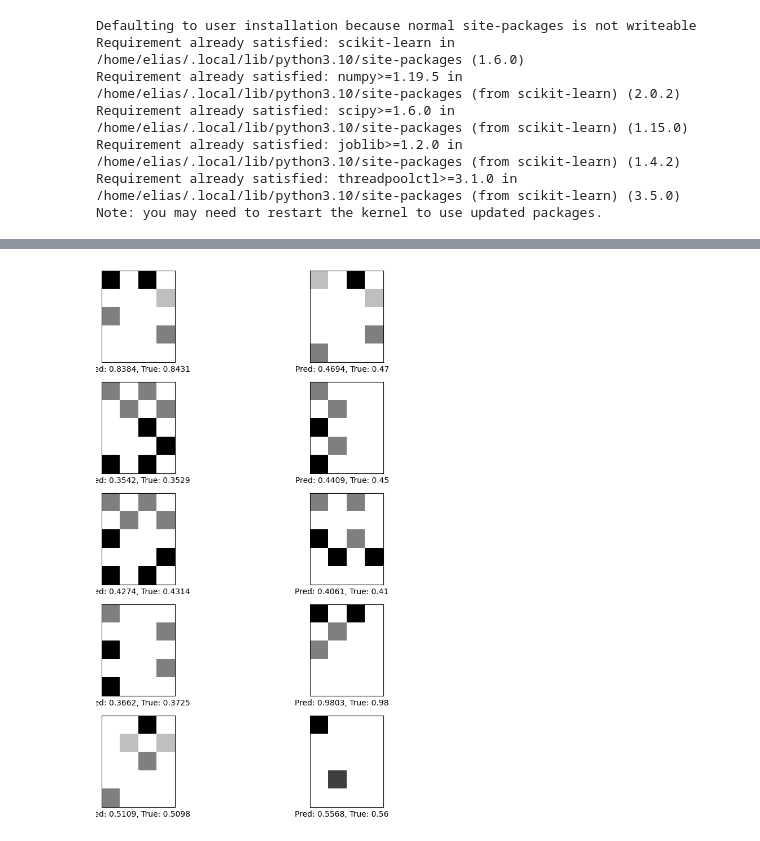
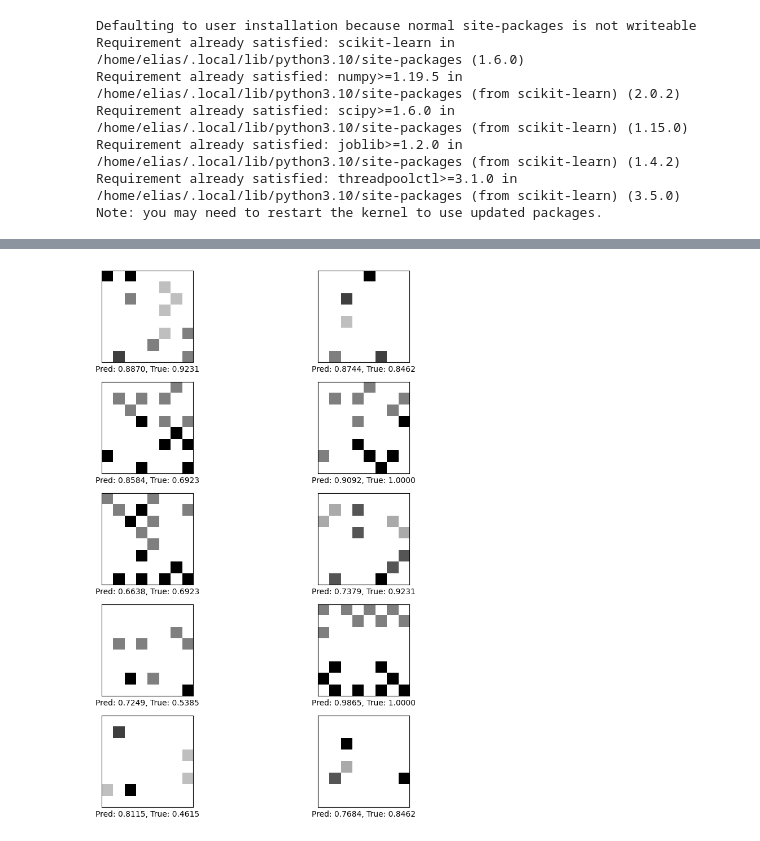
Before and after one commit to Lesekater/HAW-KI-Praktika, a Jupyter notebook: Basic.ipynb, the cells around one changed output, grey strips where cells are left out. Cells and saved outputs as stored; diff of their text form; code cells hidden in the pictures.

Commit message:
wip training

```diff
--- a/Basic.ipynb
+++ b/Basic.ipynb
@@ -20,7 +20,7 @@ from os import listdir
 from os.path import isfile, join
 import numpy as np
 
-training_path = "./training_data/2025-01-09/"
+training_path = "./training_data/2025-01-09-8/"
 
 onlyfiles = [f for f in listdir(training_path) if isfile(join(training_path, f))]
 
@@ -33,9 +33,20 @@ for file in onlyfiles:
         # print("move:" + str(d["move"]))
         # print("score:" + str(d["score"]))
 
-    matrices.append(d["move"])
+        matrices.append(d["move"])
 
 matrices = np.array(matrices)
+
+matrix_values = np.zeros(len(matrices))
+
+for i, file in enumerate(onlyfiles):
+    with open(training_path+file) as f:
+        d = json.load(f)
+
+        # print("move:" + str(d["move"]))
+        # print("score:" + str(d["score"]))
+
+        matrix_values[i] = d["score"]
 # %%
 matrice_len = len(matrices[0])
 matrice_height = len(matrices[0][0])
@@ -89,19 +100,19 @@ number_generated_boards = 0
 # p[2,7] to 0
 # p[5,6] to 1
 # if a 0 is at any position it evaluets to 0
-def calculate_real_value(matrix):
-    rows, cols = len(matrix), len(matrix[0])
-    result = 0
+# def calculate_real_value(matrix):
+#     rows, cols = len(matrix), len(matrix[0])
+#     result = 0
 
-    for i in range(rows):
-        for j in range(cols):
-            result += matrix[i][j] * (matrice_len - (i + j))
+#     for i in range(rows):
+#         for j in range(cols):
+#             result += matrix[i][j] * (matrice_len - (i + j))
 
-    return result
+#     return result
 
-matrix_values = np.zeros(num_samples)
-for i in range(num_samples):
-    matrix_values[i] = np.sum(calculate_real_value(matrices[i]))
+# matrix_values = np.zeros(num_samples)
+# for i in range(num_samples):
+#     matrix_values[i] = np.sum(calculate_real_value(matrices[i]))
 
 
 # Normalize
@@ -275,14 +294,16 @@ Accuracy: 97.71%
 # %%
+import random
+
 # Plot predictions with true values
 plt.figure(figsize=(10, 10))
 for i in range(10,20):
     plt.subplot(5, 2, i%10 + 1)
     plt.xticks([])
     plt.yticks([])
     plt.grid(False)
-    plt.imshow(X_test[i].reshape(matrice_len, matrice_height), cmap=plt.cm.binary)  # Reshape for imshow
+    plt.imshow(X_test[random.randint(0, len(X_test))].reshape(matrice_len, matrice_height), cmap=plt.cm.binary)  # Reshape for imshow
     plt.xlabel(f"Pred: {predictions[i][0]:.4f}, True: {y_test[i][0]:.4f}")
 plt.tight_layout()  # Adjust layout to prevent overlapping labels
 plt.show()
 # %% [output]
-[figure, old version]
+[figure, new version]
```
Also changed, not shown: parts of 10 cells of this notebook, 2 other files.
